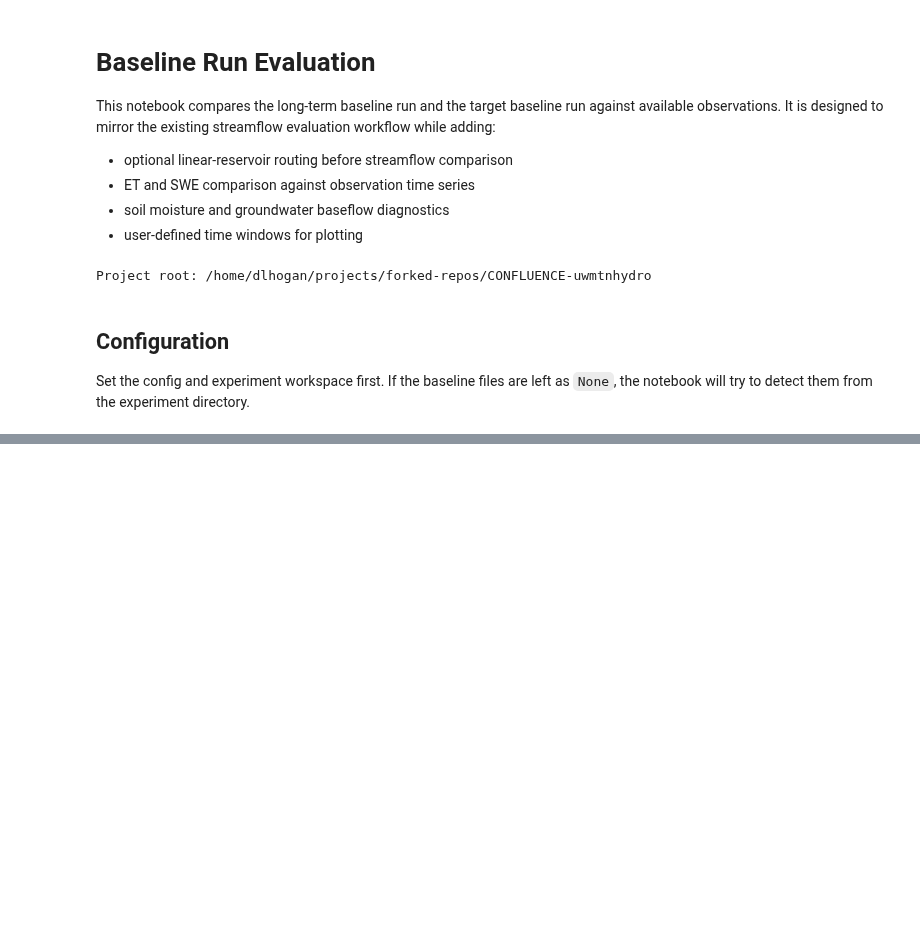
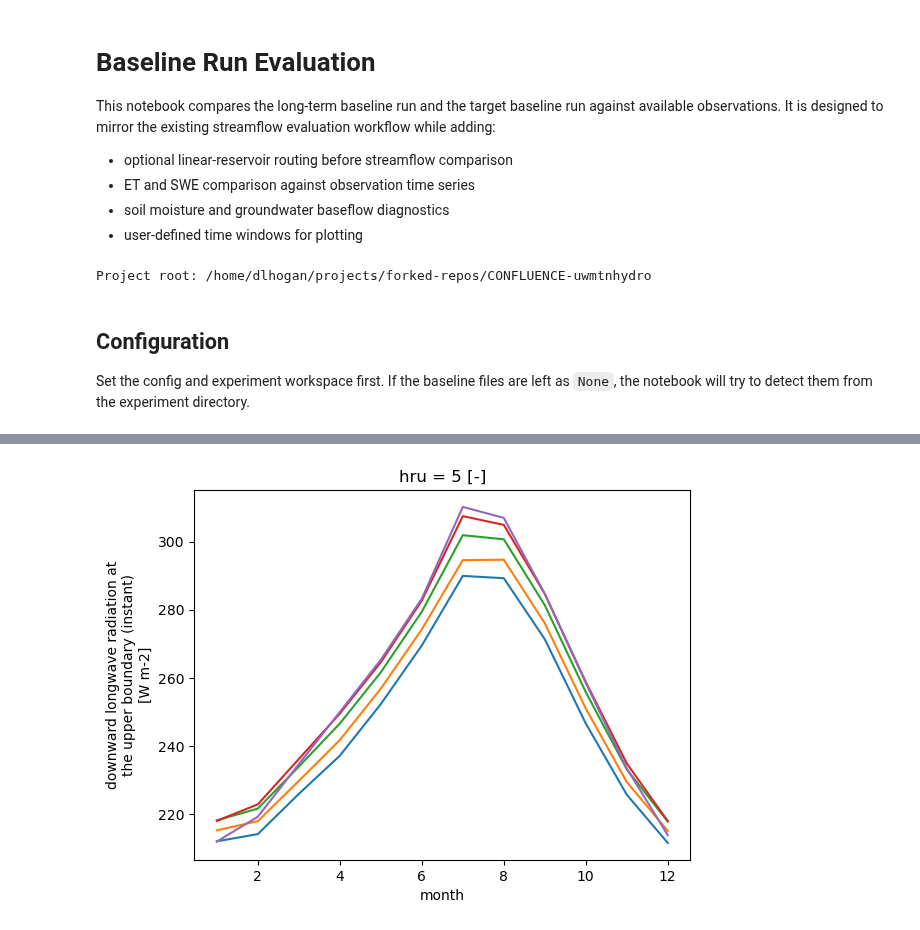
Before and after one commit to dlhogan97/CONFLUENCE-uwmtnhydro, a Jupyter notebook: ess-project/notebooks/Baseline_Run_Evaluation.ipynb, the cells around one changed output, grey strips where cells are left out. Saved outputs shown, nothing was run; the diff lists cells and outputs as text; code cells hidden in the pictures; blank space fills up the shorter version.

```diff
--- a/ess-project/notebooks/Baseline_Run_Evaluation.ipynb
+++ b/ess-project/notebooks/Baseline_Run_Evaluation.ipynb
@@ -1537,0 +759,5 @@ Observation availability:
+# %%
+for hru in range(1,6):
+    dataset_store['datasets']['Long-term baseline'].sel(hru=hru)['LWRadAtm'].plot()
+# %% [output]
+[figure, added]
```
Also changed, not shown: parts of 26 cells of this notebook, 15 other files.
